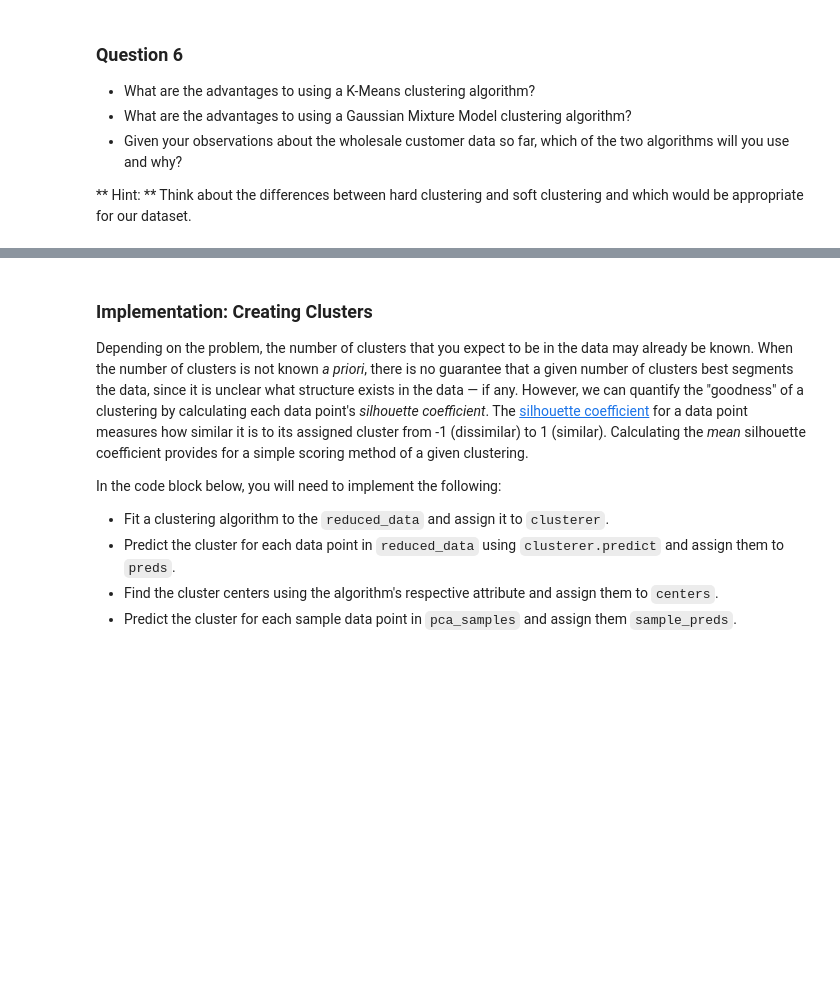
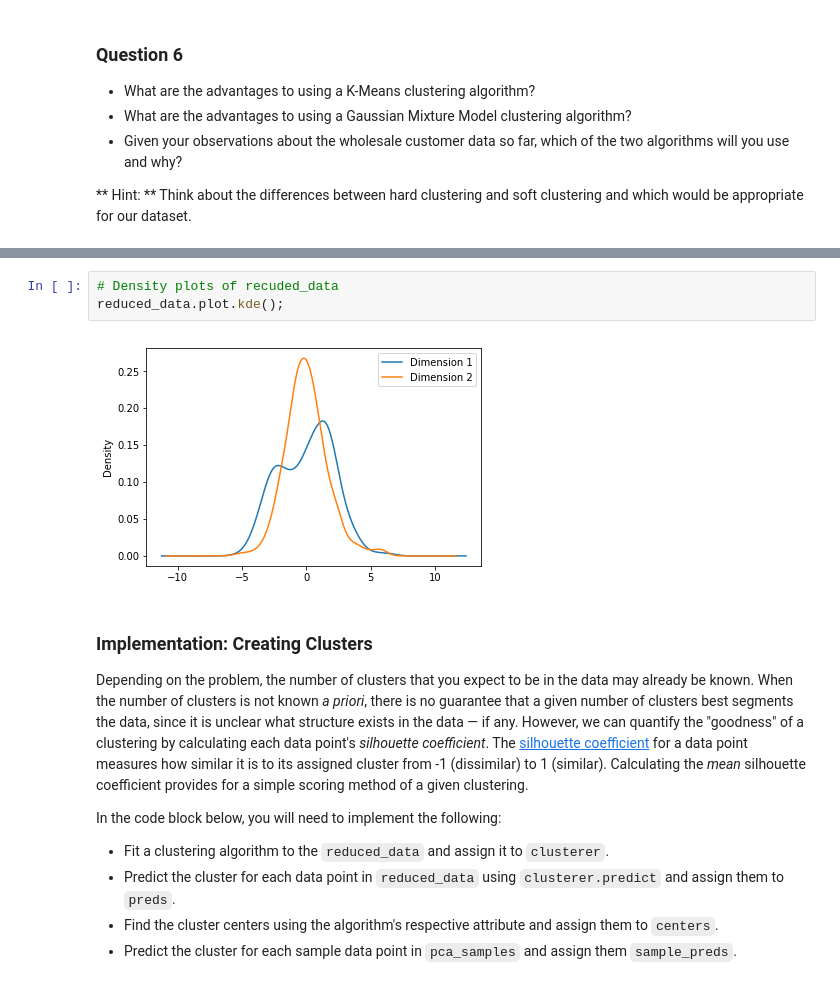
Before and after one commit to wanghsinwei/machine-learning, a Jupyter notebook: projects/customer_segments/customer_segments.ipynb, the cells around one changed output, grey strips where cells are left out. Drawn from its saved outputs; the diff is of its cells as text; blank space fills up the shorter version.

```diff
--- a/projects/customer_segments/customer_segments.ipynb
+++ b/projects/customer_segments/customer_segments.ipynb
@@ -482,3 +502,8 @@ In this section, you will choose to use either a K-Means clustering algorithm or
+# %%
+# Density plots of recuded_data
+reduced_data.plot.kde();
+# %% [output]
+[figure, added]
 # %% [markdown]
 ### Implementation: Creating Clusters
 Depending on the problem, the number of clusters that you expect to be in the data may already be known. When the number of clusters is not known *a priori*, there is no guarantee that a given number of clusters best segments the data, since it is unclear what structure exists in the data — if any. However, we can quantify the "goodness" of a clustering by calculating each data point's *silhouette coefficient*. The [silhouette coefficient](http://scikit-learn.org/stable/modules/generated/sklearn.metrics.silhouette_score.html) for a data point measures how similar it is to its assigned cluster from -1 (dissimilar) to 1 (similar). Calculating the *mean* silhouette coefficient provides for a simple scoring method of a given clustering.
```
Also changed, not shown: parts of 2 cells of this notebook.
